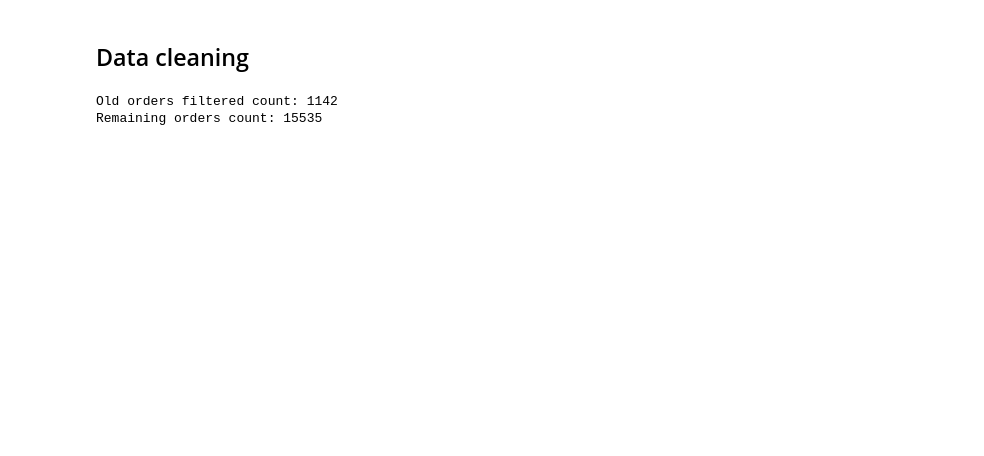
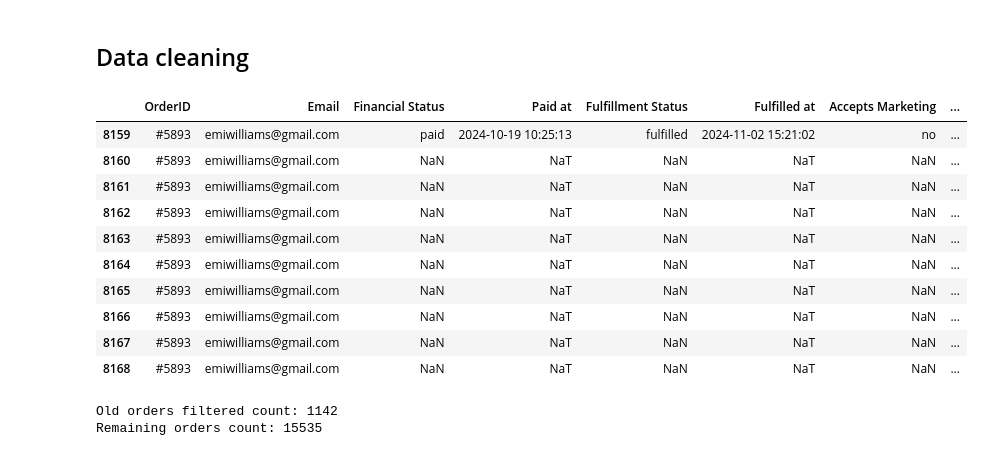
Before and after one commit to lamkimsim/WickGuru, a Jupyter notebook: Customer_Segmentation_Analysis.ipynb, the cells around one changed output. Cells and saved outputs as stored; diff of their text form; code cells hidden in the pictures; blank space fills up the shorter version.

```diff
--- a/Customer_Segmentation_Analysis.ipynb
+++ b/Customer_Segmentation_Analysis.ipynb
@@ -5,5 +5,11 @@ import matplotlib.pyplot as plt
 import seaborn as sns
 from sklearn.cluster import KMeans
 from sklearn.preprocessing import StandardScaler
+
 # Display all columns
 pd.set_option('display.max_columns', None)
+pd.set_option('display.max_rows', 500)
+
+
+# Ensure consistent data types and handle future warnings
+pd.set_option('future.no_silent_downcasting', True)
@@ -39,6 +29,20 @@ for col in time_col:
 
 # Get data from 2024 onwards
 df = raw_data[raw_data['Created at'].dt.year >= 2024]
+# %%
+raw_data[raw_data['OrderID']=='#5893']
+# %% [output]
+|  | OrderID | Email | Financial Status | Paid at | Fulfillment Status | Fulfilled at | Accepts Marketing | ... |
+| 8159 | #5893 | emiwilliams@gmail.com | paid | 2024-10-19 10:25:13 | fulfilled | 2024-11-02 15:21:02 | no | ... |
+| 8160 | #5893 | emiwilliams@gmail.com | NaN | NaT | NaN | NaT | NaN | ... |
+| 8161 | #5893 | emiwilliams@gmail.com | NaN | NaT | NaN | NaT | NaN | ... |
+| 8162 | #5893 | emiwilliams@gmail.com | NaN | NaT | NaN | NaT | NaN | ... |
+| 8163 | #5893 | emiwilliams@gmail.com | NaN | NaT | NaN | NaT | NaN | ... |
+| 8164 | #5893 | emiwilliams@gmail.com | NaN | NaT | NaN | NaT | NaN | ... |
+| 8165 | #5893 | emiwilliams@gmail.com | NaN | NaT | NaN | NaT | NaN | ... |
+| 8166 | #5893 | emiwilliams@gmail.com | NaN | NaT | NaN | NaT | NaN | ... |
+| 8167 | #5893 | emiwilliams@gmail.com | NaN | NaT | NaN | NaT | NaN | ... |
+| 8168 | #5893 | emiwilliams@gmail.com | NaN | NaT | NaN | NaT | NaN | ... |
 # %%
 print("Old orders filtered count:", raw_data.shape[0] - df.shape[0])
 print("Remaining orders count:", df.shape[0])
```
Also changed, not shown: parts of 25 cells of this notebook.
